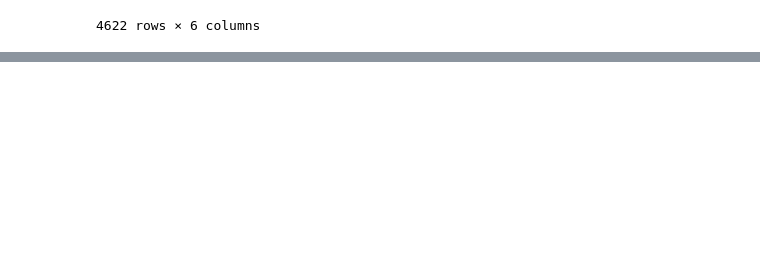
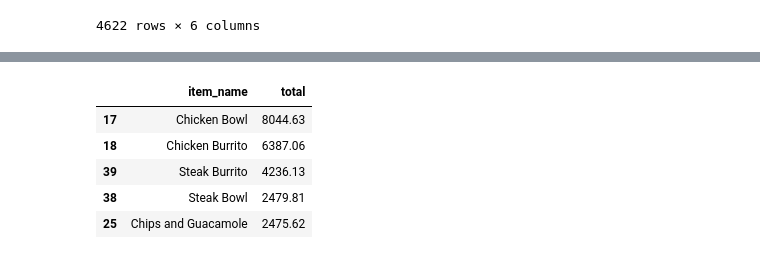
Before and after one commit to matt-c-knight/numpy-pandas-visualization-exercises, a Jupyter notebook: advanced_dataframes.ipynb, the cells around one changed output, grey strips where cells are left out. Saved outputs shown, nothing was run; the diff lists cells and outputs as text; code cells hidden in the pictures; blank space fills up the shorter version.

```diff
--- a/advanced_dataframes.ipynb
+++ b/advanced_dataframes.ipynb
@@ -403,0 +441,2 @@ orders['item_price'] = orders.item_price.str.replace("$","").astype(float)
+# %%
+totals = orders.groupby('item_name').total.sum()
@@ -403,0 +451,2 @@ orders['item_price'] = orders.item_price.str.replace("$","").astype(float)
+# %%
+totals = totals.reset_index()
@@ -403,0 +459,9 @@ orders['item_price'] = orders.item_price.str.replace("$","").astype(float)
+# %%
+totals.sort_values(by="total", ascending=False).head(5)
+# %% [output]
+|  | item_name | total |
+| 17 | Chicken Bowl | 8044.63 |
+| 18 | Chicken Burrito | 6387.06 |
+| 39 | Steak Burrito | 4236.13 |
+| 38 | Steak Bowl | 2479.81 |
+| 25 | Chips and Guacamole | 2475.62 |
```
Also changed, not shown: parts of 9 cells of this notebook.
